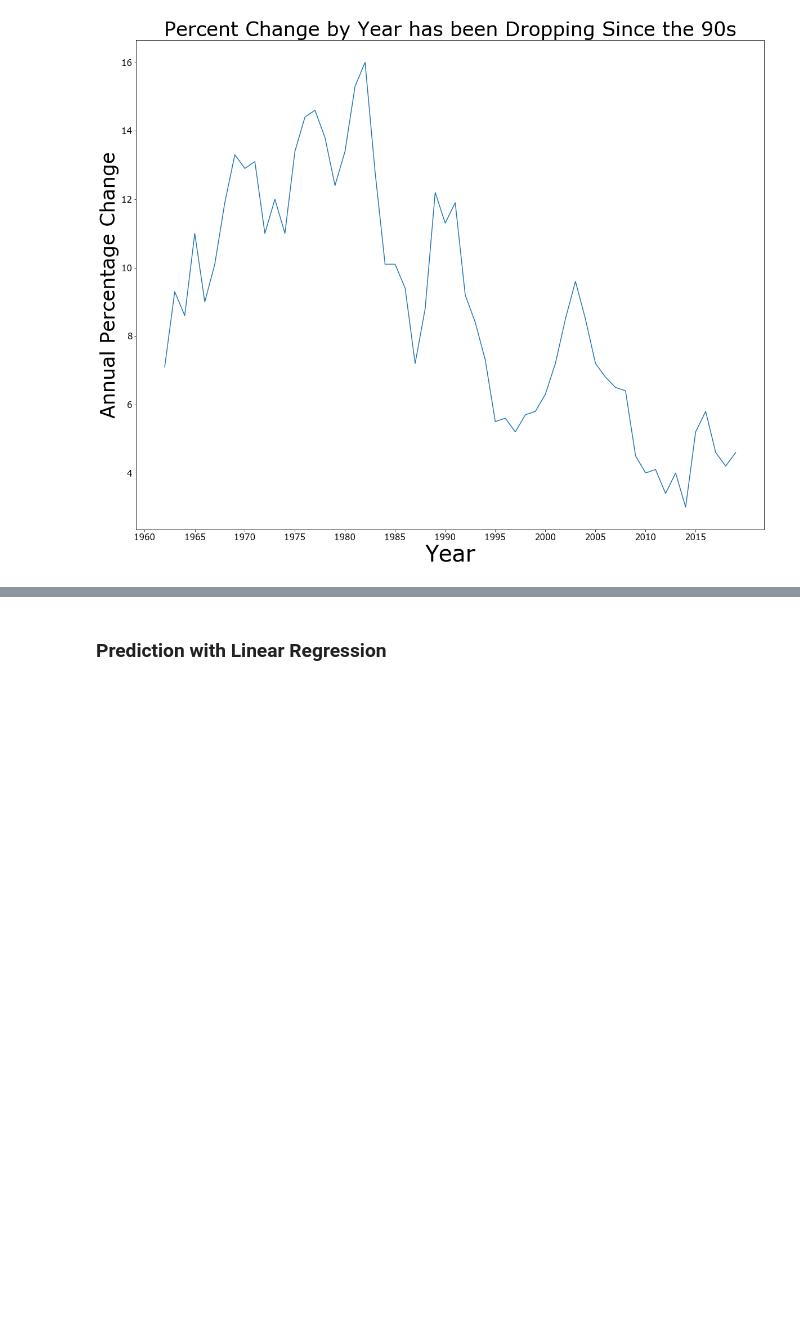
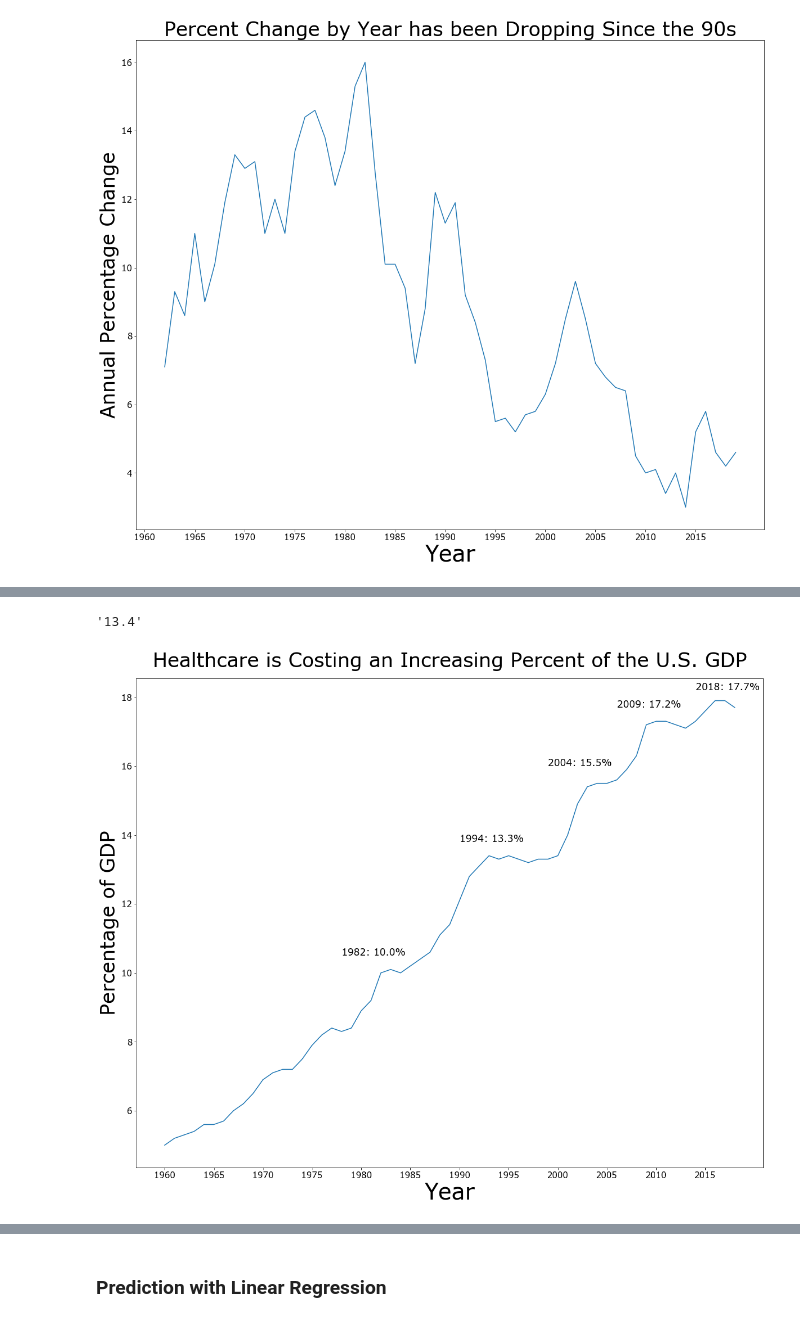
Before and after one commit to nmwhitehead/Healthcare-Costs, a Jupyter notebook: Healthcare.ipynb, the cells around one changed output, grey strips where cells are left out. Cells and saved outputs as stored; diff of their text form; code cells hidden in the pictures; blank space fills up the shorter version.

```diff
--- a/Healthcare.ipynb
+++ b/Healthcare.ipynb
@@ -154,2 +195,34 @@ plt.xticks(
 # %%
 # indexed_dataset.columns
+# %%
+nhea_1960_2018['National Health Expenditures as a Percent of Gross Domestic Product (Percent)'][-24]
+# %% [output]
+'13.4'
+# %%
+plt.figure(figsize=(20,16))
+
+plt.title("Healthcare is Costing an Increasing Percent of the U.S. GDP", fontsize=35, pad=20)
+
+plt.plot(nhea_1960_2018.index,
+         indexed_dataset['National Health Expenditures as a Percent of Gross Domestic Product (Percent)'].astype(float))
+
+plt.ylabel('Percentage of GDP', fontsize=35)
+plt.yticks(fontsize=15)
+
+plt.xlabel('Year', fontsize=40)
+plt.xticks(
+    [0, 5, 10, 15, 20, 25, 30, 35, 40, 45, 50, 55],
+    [1960, 1965, 1970, 1975, 1980, 1985, 1990, 1995, 2000, 2005, 2010, 2015],
+    fontsize=15)
+
+# This changes the title of the data so that the text section doesn't get too clogged
+healthcare_vs_gdp = nhea_1960_2018['National Health Expenditures as a Percent of Gross Domestic Product (Percent)'].astype(float)
+
+# This adds the percent on the flatline years, starting the text a few years before so that they center correctly
+plt.text(18, healthcare_vs_gdp[-37]+0.5, f'1982: {healthcare_vs_gdp[-37]}%', fontsize=17)
+plt.text(30, healthcare_vs_gdp[-25]+0.5, f'1994: {healthcare_vs_gdp[-25]}%', fontsize=17)
+plt.text(39, healthcare_vs_gdp[-15]+0.5, f'2004: {healthcare_vs_gdp[-15]}%', fontsize=17)
+plt.text(46, healthcare_vs_gdp[-10]+0.5, f'2009: {healthcare_vs_gdp[-10]}%', fontsize=17)
+plt.text(54, healthcare_vs_gdp[-1]+0.5, f'2018: {healthcare_vs_gdp[-1]}%', fontsize=17);
+# %% [output]
+[figure, added]
```
Also changed, not shown: parts of 14 cells of this notebook, 10 other files.
